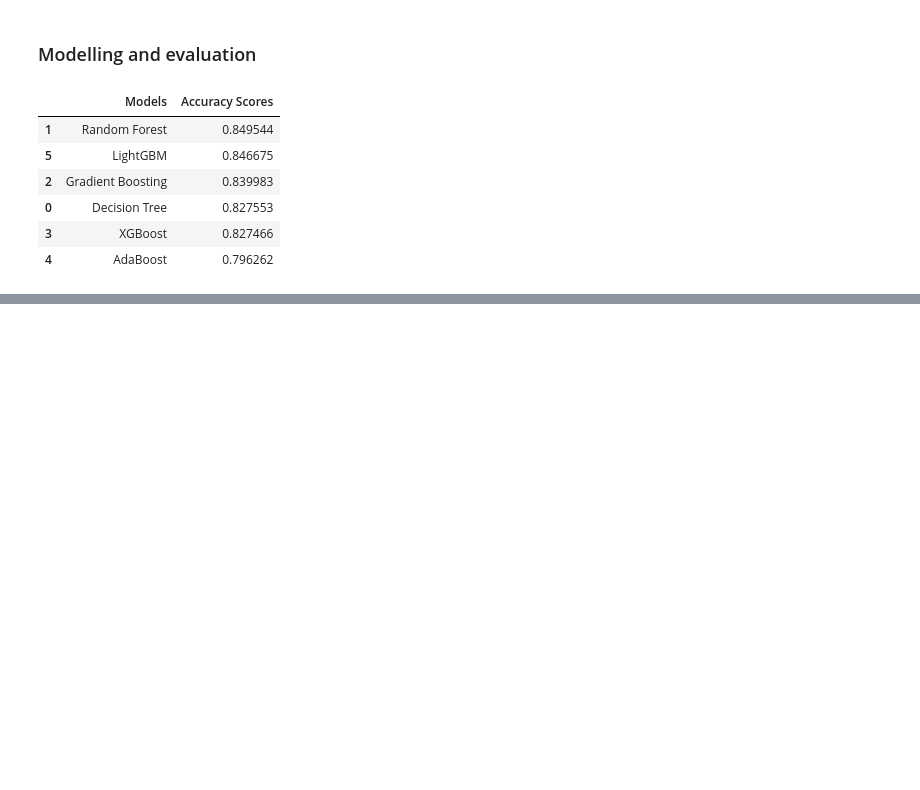
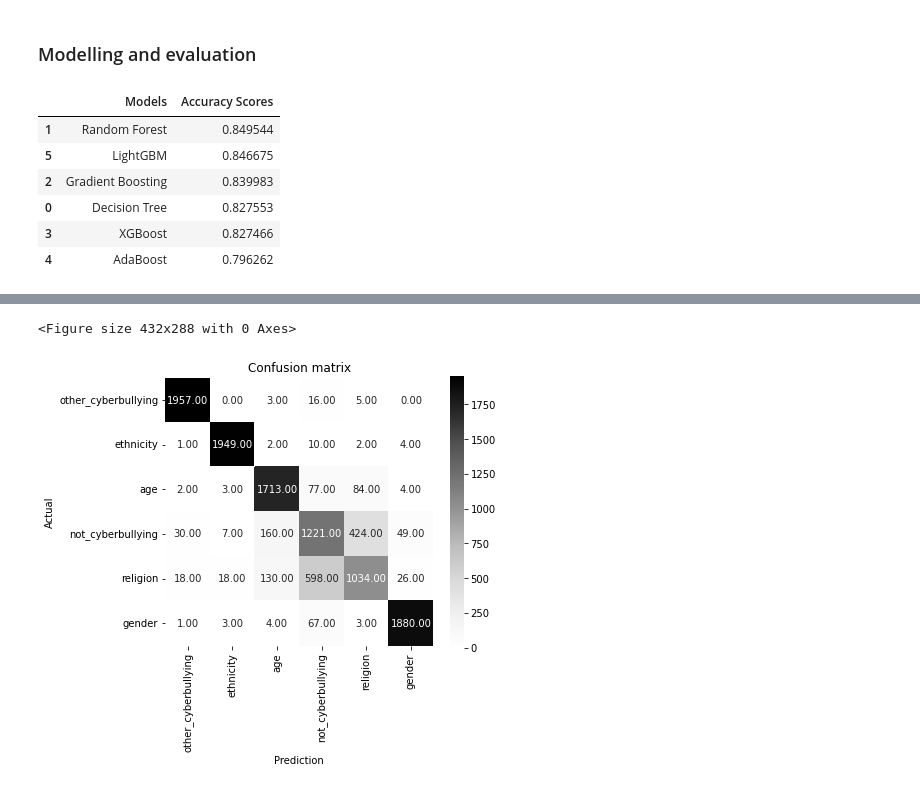
Before and after one commit to chiaracodes/EL-assignment, a Jupyter notebook: Cyberbullying_model/Cyberbulling_model_Maria_colab.ipynb, the cells around one changed output, grey strips where cells are left out. Saved outputs shown, nothing was run; the diff lists cells and outputs as text; code cells hidden in the pictures; blank space fills up the shorter version.

```diff
--- a/Cyberbullying_model/Cyberbulling_model_Maria_colab.ipynb
+++ b/Cyberbullying_model/Cyberbulling_model_Maria_colab.ipynb
@@ -528,0 +558,8 @@ other_cyberbullying       0.95      0.97      0.96      1963
+# %%
+#Confusion matrix
+rf_predictions = rf.predict(tf_idf_test_features.astype('U'))
+cmat=confusion_matrix(y_test_names, rf_predictions)
+index = list(set(y_test_names))
+columns = list(set(y_test_names))
+cm_df = pd.DataFrame(cmat.astype(int),columns,index)
+cm_df
@@ -528,0 +574,20 @@ other_cyberbullying       0.95      0.97      0.96      1963
+# %%
+import matplotlib.pyplot as plt
+import seaborn as sn
+
+plt.clf()
+fig=plt.figure(figsize=(6, 5))
+
+ax = fig.add_subplot(111)
+
+ax.set_aspect(1)
+
+res = sn.heatmap(cm_df.T, annot=True, fmt='.2f', cmap='Greys')
+
+plt.title("Confusion matrix")
+plt.xlabel("Prediction")
+plt.ylabel("Actual")
+plt.show()
+# %% [output]
+<Figure size 432x288 with 0 Axes>
+[figure, added]
```
Also changed, not shown: parts of 19 cells of this notebook.
